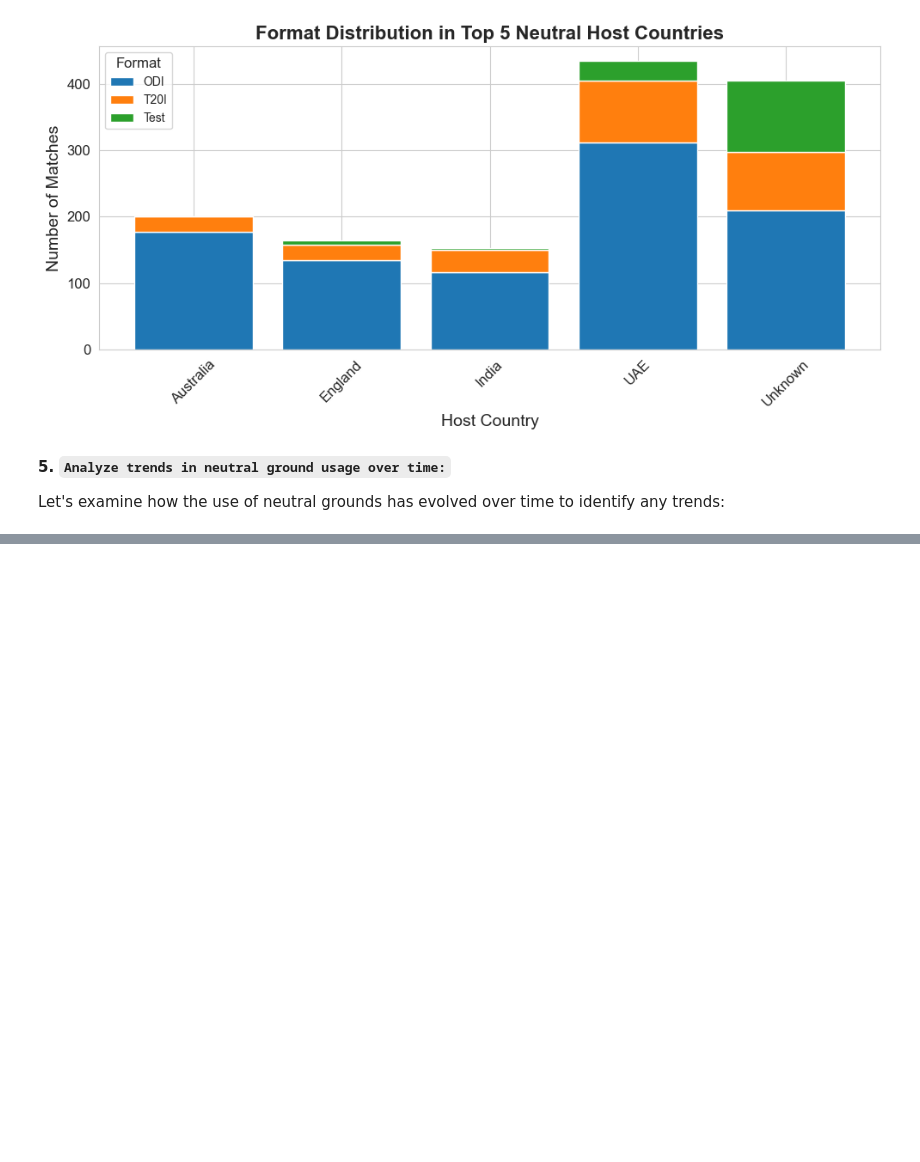
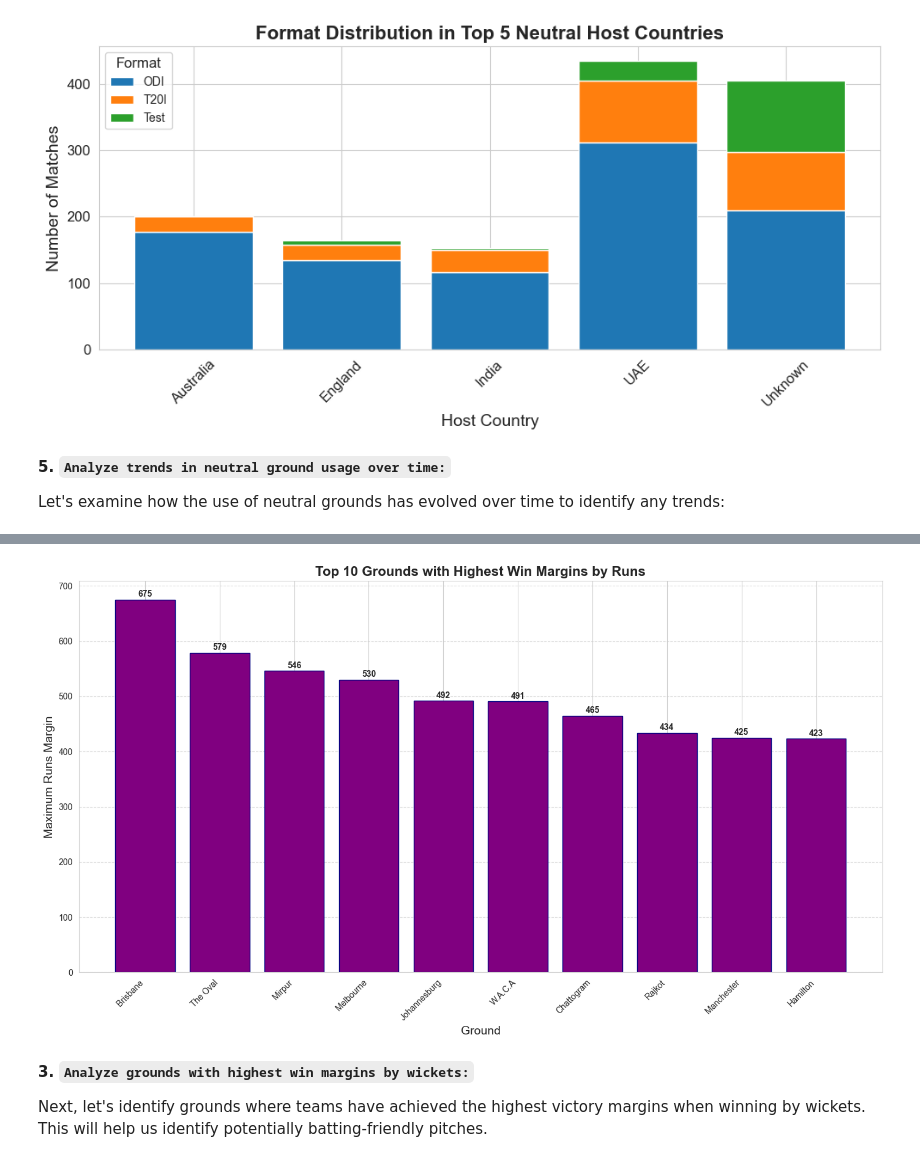
Before and after one commit to RussDai/Projects, a Jupyter notebook: 02_Data_Visuallization/01_Test_Nations_Data_Analysis/src/data_analysis_main.ipynb, the cells around one changed output, grey strips where cells are left out. Saved outputs shown, nothing was run; the diff lists cells and outputs as text; code cells hidden in the pictures; blank space fills up the shorter version.

```diff
--- a/02_Data_Visuallization/01_Test_Nations_Data_Analysis/src/data_analysis_main.ipynb
+++ b/02_Data_Visuallization/01_Test_Nations_Data_Analysis/src/data_analysis_main.ipynb
@@ -1250,0 +1538,4 @@ plt.show()
+# %%
+# Filter out matches with no win margin data (draws, no results, etc.)
+margin_data = data.dropna(subset=['won_by_runs', 'won_by_wickets']).copy()
+margin_data
@@ -1250,0 +1594,4 @@ plt.show()
+# %%
+# Filter for matches won by runs (not wickets)
+runs_wins = margin_data[margin_data['won_by_runs'] > 0].copy()
+runs_wins
@@ -1250,0 +1612,8 @@ plt.show()
+# %%
+# Group by ground and get maximum win margin by runs:
+max_runs_margin = runs_wins.groupby('ground')['won_by_runs'].max().reset_index()
+max_runs_margin = max_runs_margin.sort_values('won_by_runs', ascending=False)
+
+# Display top 15 grounds with highest run margins:
+print("\nTop 15 Grounds with Highest Win Margins by Runs:")
+max_runs_margin.head(15)
@@ -1250,0 +1638,32 @@ plt.show()
+# %%
+# Create a bar chart for top 10 grounds with highest run margins
+plt.figure(figsize=(14, 8))
+top_runs_grounds = max_runs_margin.head(10)
+
+# Create the bar chart
+plt.bar(
+    top_runs_grounds['ground'],
+    top_runs_grounds['won_by_runs'],
+    color= 'purple',
+    edgecolor='navy',
+
+)
+
+# Add data labels on top of bars
+for i, value in enumerate(top_runs_grounds['won_by_runs']):
+    plt.text(i, value + 5, f'{int(value)}', ha='center', fontweight='bold')
+
+# Customize the plot
+plt.title('Top 10 Grounds with Highest Win Margins by Runs', fontsize=16, fontweight='bold')
+plt.xlabel('Ground', fontsize=14)
+plt.ylabel('Maximum Runs Margin', fontsize=14)
+plt.xticks(rotation=45, ha='right')
+plt.grid(axis='y', linestyle='--', alpha=0.7)
+plt.tight_layout()
+plt.show()
+# %% [output]
+[figure, added]
+# %% [markdown]
+**3. `Analyze grounds with highest win margins by wickets:`**
+
+Next, let's identify grounds where teams have achieved the highest victory margins when winning by wickets. This will help us identify potentially batting-friendly pitches.
```
Also changed, not shown: parts of 70 cells of this notebook, 1 other file.
